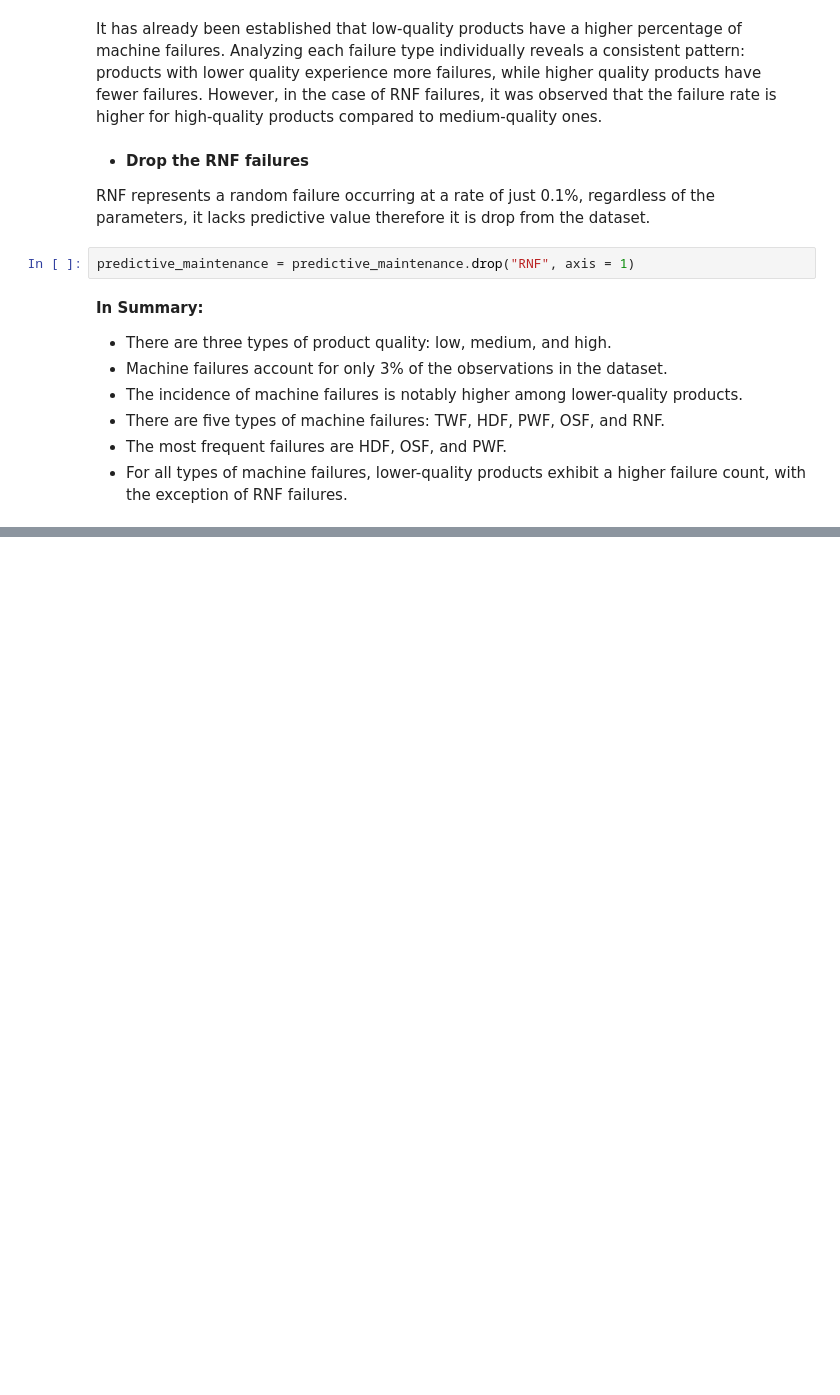
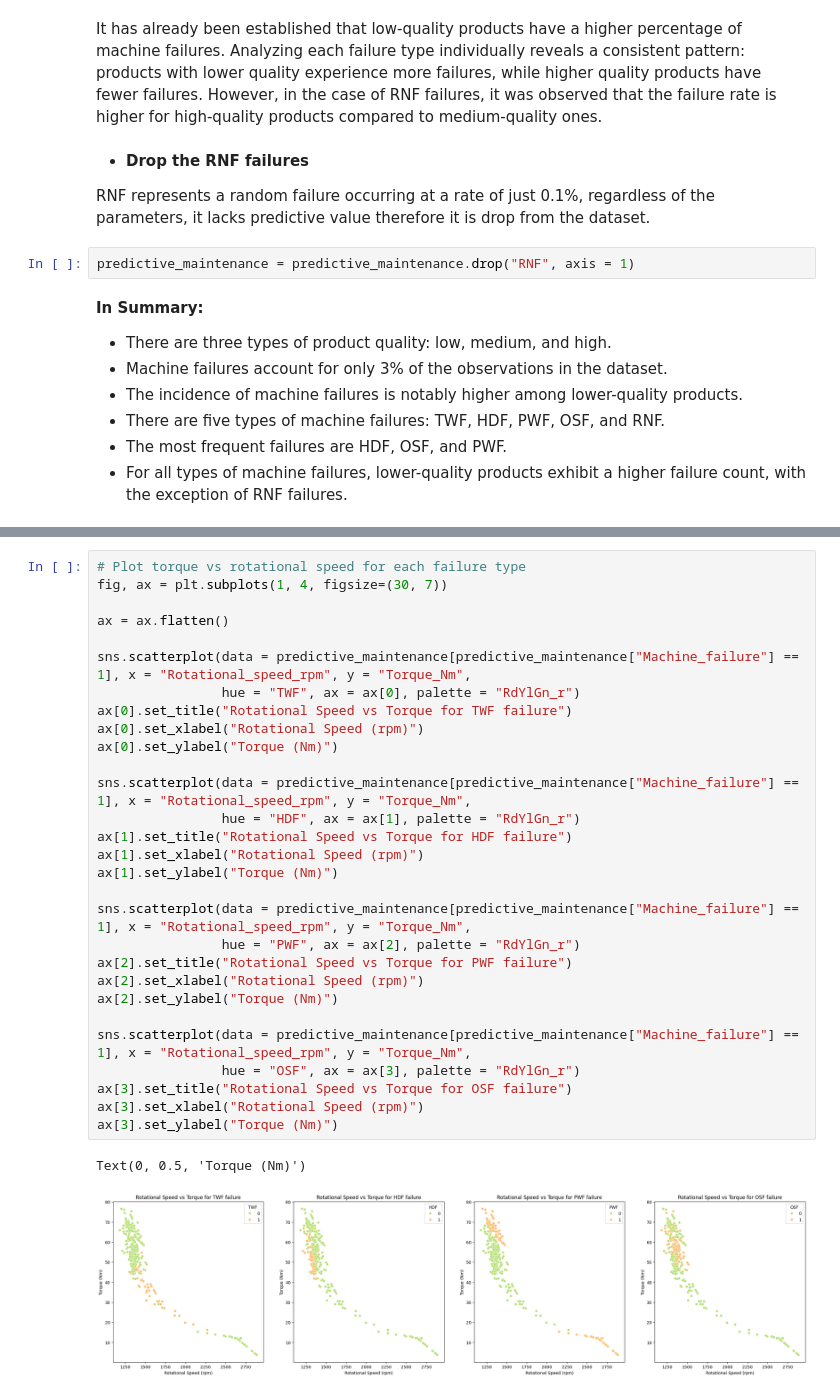
Before and after one commit to herrerovir/Predictive-maintenance-industrial-machinery, a Jupyter notebook: Predictive-maintenance-of-industrial-machinery.ipynb, the cells around one changed output, grey strips where cells are left out. Saved outputs shown, nothing was run; the diff lists cells and outputs as text; blank space fills up the shorter version.

```diff
--- a/Predictive-maintenance-of-industrial-machinery.ipynb
+++ b/Predictive-maintenance-of-industrial-machinery.ipynb
@@ -422,0 +472,32 @@ predictive_maintenance = predictive_maintenance.drop("RNF", axis = 1)
+# %%
+# Plot torque vs rotational speed for each failure type
+fig, ax = plt.subplots(1, 4, figsize=(30, 7))
+
+ax = ax.flatten()
+
+sns.scatterplot(data = predictive_maintenance[predictive_maintenance["Machine_failure"] == 1], x = "Rotational_speed_rpm", y = "Torque_Nm",
+                hue = "TWF", ax = ax[0], palette = "RdYlGn_r")
+ax[0].set_title("Rotational Speed vs Torque for TWF failure")
+ax[0].set_xlabel("Rotational Speed (rpm)")
+ax[0].set_ylabel("Torque (Nm)")
+
+sns.scatterplot(data = predictive_maintenance[predictive_maintenance["Machine_failure"] == 1], x = "Rotational_speed_rpm", y = "Torque_Nm",
+                hue = "HDF", ax = ax[1], palette = "RdYlGn_r")
+ax[1].set_title("Rotational Speed vs Torque for HDF failure")
+ax[1].set_xlabel("Rotational Speed (rpm)")
+ax[1].set_ylabel("Torque (Nm)")
+
+sns.scatterplot(data = predictive_maintenance[predictive_maintenance["Machine_failure"] == 1], x = "Rotational_speed_rpm", y = "Torque_Nm",
+                hue = "PWF", ax = ax[2], palette = "RdYlGn_r")
+ax[2].set_title("Rotational Speed vs Torque for PWF failure")
+ax[2].set_xlabel("Rotational Speed (rpm)")
+ax[2].set_ylabel("Torque (Nm)")
+
+sns.scatterplot(data = predictive_maintenance[predictive_maintenance["Machine_failure"] == 1], x = "Rotational_speed_rpm", y = "Torque_Nm",
+                hue = "OSF", ax = ax[3], palette = "RdYlGn_r")
+ax[3].set_title("Rotational Speed vs Torque for OSF failure")
+ax[3].set_xlabel("Rotational Speed (rpm)")
+ax[3].set_ylabel("Torque (Nm)")
+# %% [output]
+Text(0, 0.5, 'Torque (Nm)')
+[figure, added]
```
Also changed, not shown: parts of 9 cells of this notebook.
